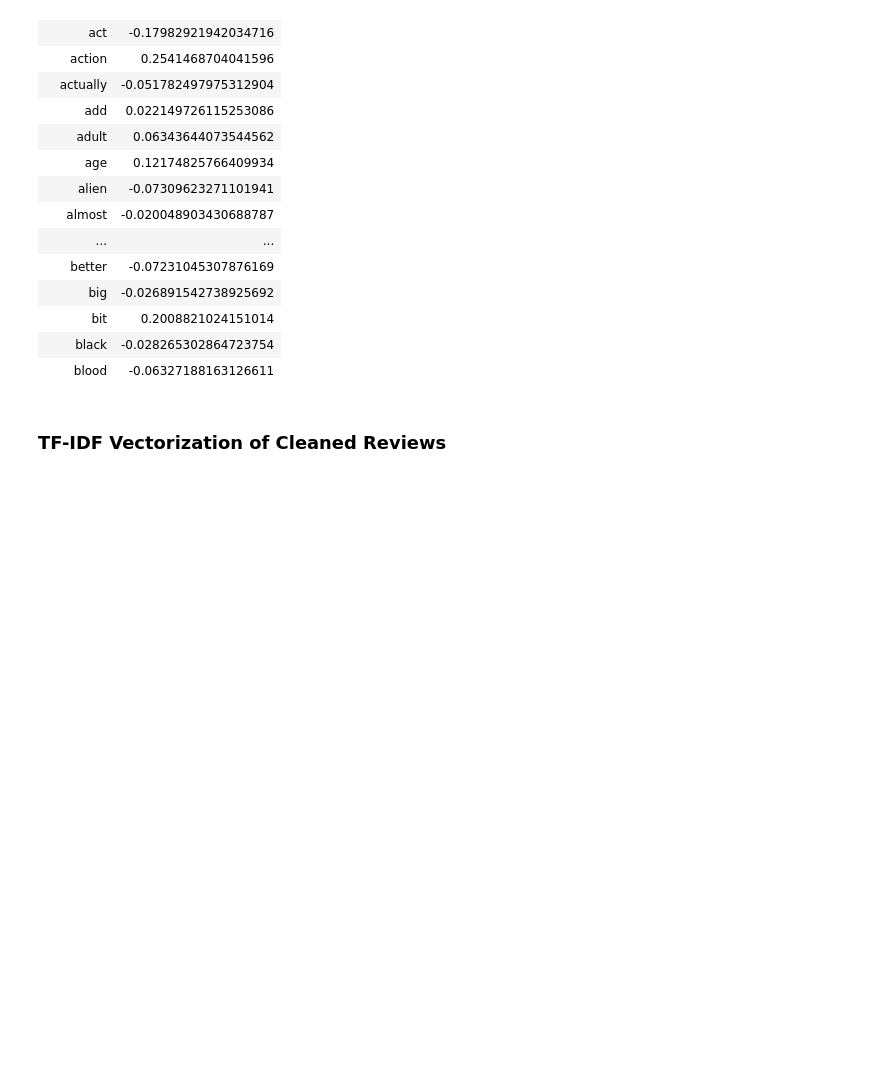
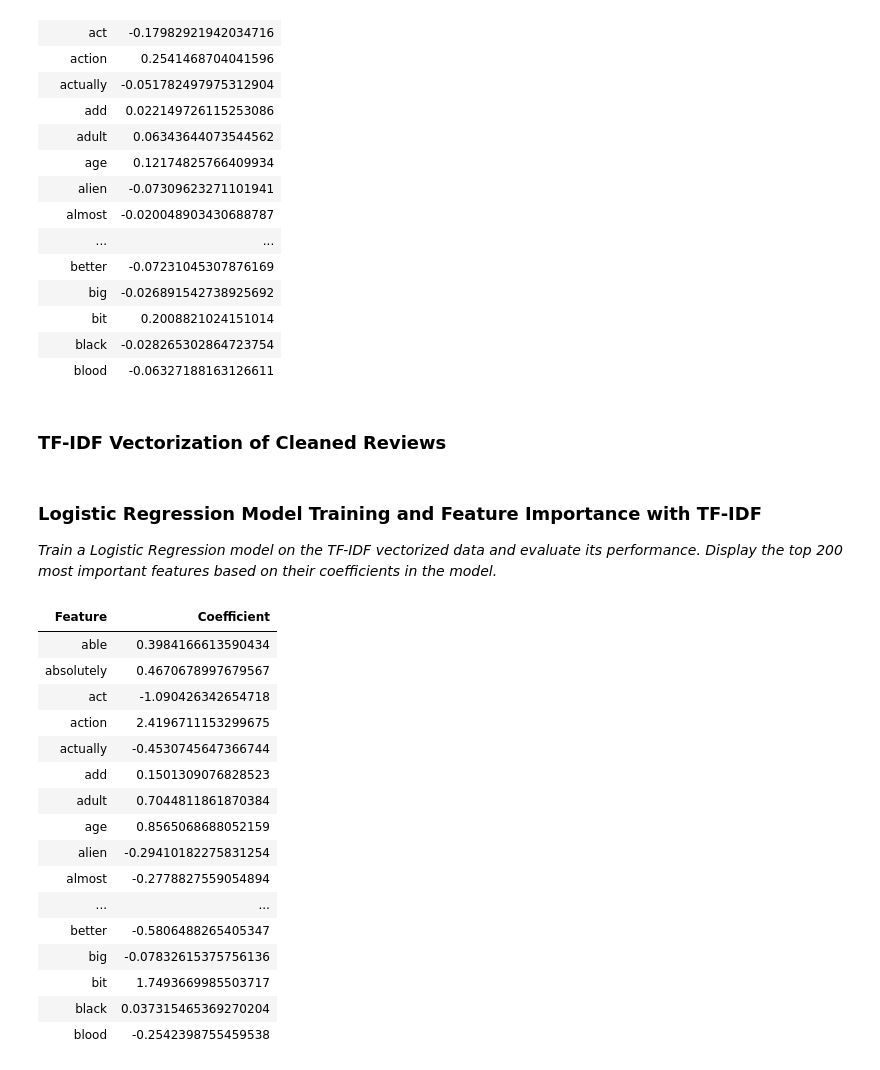
Before and after one commit to Danitilahun/Sentiment-Analysis, a Jupyter notebook: Feature_Engineering_and_Feature_Selection_for_Sentiment_Analyzer.ipynb, the cells around one changed output. Saved outputs shown, nothing was run; the diff lists cells and outputs as text; code cells hidden in the pictures; blank space fills up the shorter version.

Commit message:
### Logistic Regression Model Training and Feature Importance with TF-IDF
*Train a Logistic Regression model on the TF-IDF vectorized data and evaluate its performance. Display the top 200 most important features based on their coefficients in the model.*

```diff
--- a/Feature_Engineering_and_Feature_Selection_for_Sentiment_Analyzer.ipynb
+++ b/Feature_Engineering_and_Feature_Selection_for_Sentiment_Analyzer.ipynb
@@ -524,3 +524,41 @@ tfidf_vectorizer = TfidfVectorizer(analyzer="word",
 train_reviews_tfidf = tfidf_vectorizer.fit_transform(train_data['Reviews_clean']).toarray()
 
 test_reviews_tfidf = tfidf_vectorizer.transform(test_data['Reviews_clean']).toarray()
+# %% [markdown]
+### Logistic Regression Model Training and Feature Importance with TF-IDF
+
+*Train a Logistic Regression model on the TF-IDF vectorized data and evaluate its performance. Display the top 200 most important features based on their coefficients in the model.*
+# %%
+logistic_regression_model_tfidf = LogisticRegression()
+
+logistic_regression_model_tfidf.fit(train_reviews_tfidf, y_train)
+
+logistic_regression_model_tfidf.score(test_reviews_tfidf, y_test)
+
+coefficients_tfidf = logistic_regression_model_tfidf.coef_[0]
+
+important_features_table_tfidf = PrettyTable(["Feature", "Coefficient"])
+
+for index, (feature, coefficient) in enumerate(zip(tfidf_vectorizer.get_feature_names_out(), coefficients_tfidf)):
+    if index < 50:
+        important_features_table_tfidf.add_row([feature, coefficient])
+
+important_features_table_tfidf
+# %% [output]
+| Feature | Coefficient |
+| able | 0.3984166613590434 |
+| absolutely | 0.4670678997679567 |
+| act | -1.090426342654718 |
+| action | 2.4196711153299675 |
+| actually | -0.4530745647366744 |
+| add | 0.1501309076828523 |
+| adult | 0.7044811861870384 |
+| age | 0.8565068688052159 |
+| alien | -0.29410182275831254 |
+| almost | -0.2778827559054894 |
+| ... | ... |
+| better | -0.5806488265405347 |
+| big | -0.07832615375756136 |
+| bit | 1.7493669985503717 |
+| black | 0.037315465369270204 |
+| blood | -0.2542398755459538 |
```
